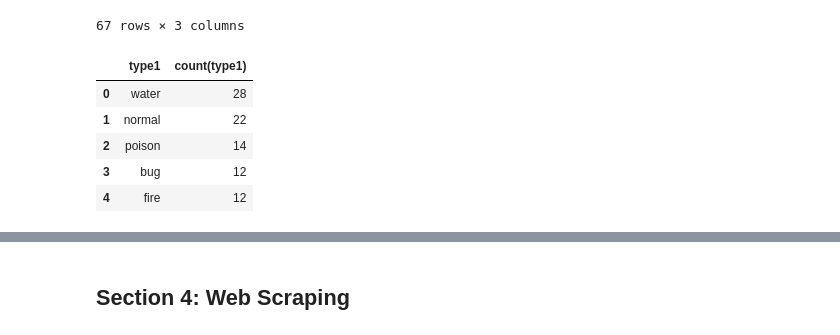
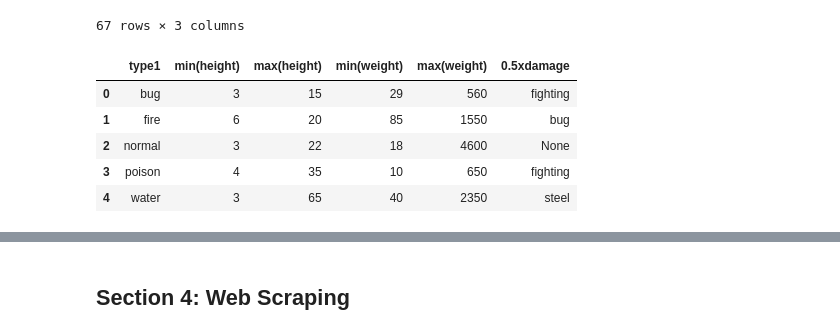
Before and after one commit to learn-co-students/module-2-assessment-round-1-nyc-ds-071519-module-2-assessment-round-1-1565011659, a Jupyter notebook: index.ipynb, the cells around one changed output, grey strips where cells are left out. Saved outputs shown, nothing was run; the diff lists cells and outputs as text; code cells hidden in the pictures.

```diff
--- a/index.ipynb
+++ b/index.ipynb
@@ -427,12 +427,15 @@ pd.read_sql(q4, cnx)
 | 66 | dragonite | flying | fighting |
 67 rows × 3 columns
 # %%
-q5 = 'select type1, count(type1) from pokemon group by type1 order by count(type1) desc limit 5'
+q5 = '''select type1,min(height), max(height), min(weight), max(weight), "0.5xdamage" from pokemon p
+        join types t on p.type1 = t.name
+        where type1 in (select type1 from pokemon group by type1 order by count(type1) desc limit 5)
+        group by type1'''
 pd.read_sql(q5, cnx)
 # %% [output]
-|  | type1 | count(type1) |
-| 0 | water | 28 |
-| 1 | normal | 22 |
-| 2 | poison | 14 |
-| 3 | bug | 12 |
-| 4 | fire | 12 |
+|  | type1 | min(height) | max(height) | min(weight) | max(weight) | 0.5xdamage |
+| 0 | bug | 3 | 15 | 29 | 560 | fighting |
+| 1 | fire | 6 | 20 | 85 | 1550 | bug |
+| 2 | normal | 3 | 22 | 18 | 4600 | None |
+| 3 | poison | 4 | 35 | 10 | 650 | fighting |
+| 4 | water | 3 | 65 | 40 | 2350 | steel |
```
Also changed, not shown: parts of 8 cells of this notebook.
